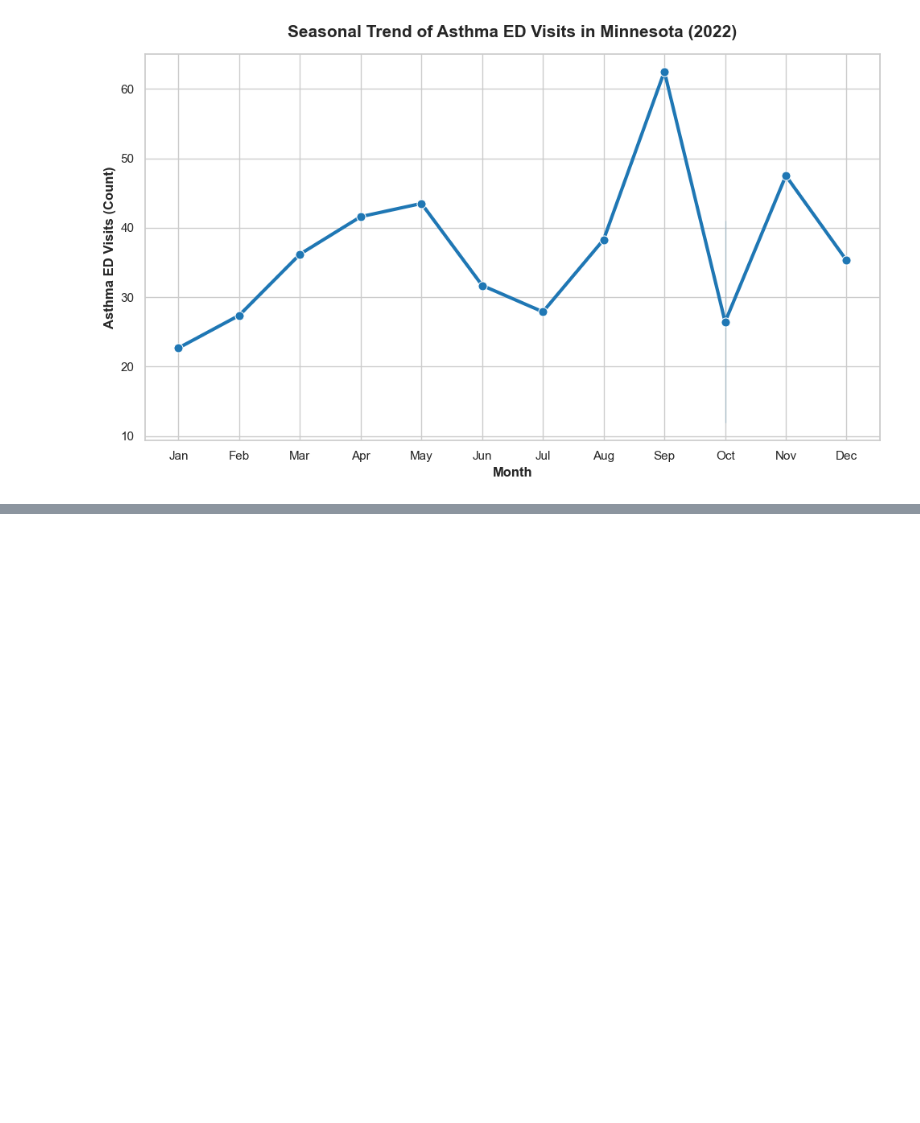
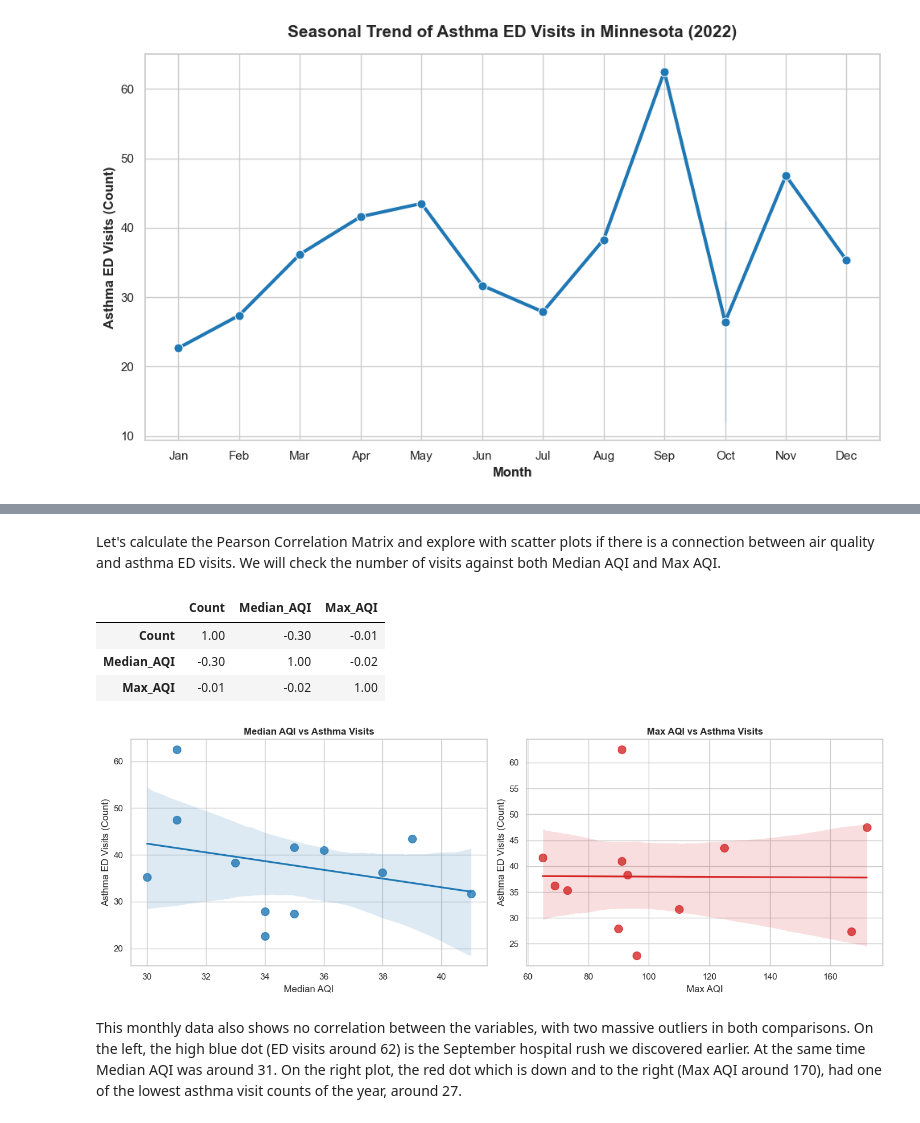
Before and after one commit to KalinaMarkova/data_science_course_project, a Jupyter notebook: The Impact of Air Pollution on Asthma A Regression Analysis.ipynb, the cells around one changed output, grey strips where cells are left out. Cells and saved outputs as stored; diff of their text form; code cells hidden in the pictures; blank space fills up the shorter version.

Commit message:
Adding EDA on the Minnesotta dataset, adding ANOVA on county differnces, adding Conclusion

```diff
--- a/The Impact of Air Pollution on Asthma A Regression Analysis.ipynb
+++ b/The Impact of Air Pollution on Asthma A Regression Analysis.ipynb
@@ -1815,0 +1865,7 @@ The sharp peak in September with 62.5 visist, nearly three-times the January fig
+# %%
+mn_monthly_aqi['Month'] = pd.Categorical(mn_monthly_aqi['Month'], categories=month_order, ordered=True)
+asthma_MN_monthly['Month'] = pd.Categorical(asthma_MN_monthly['Month'], categories=month_order, ordered=True)
+
+final_mn_merged = pd.merge(asthma_MN_monthly, mn_monthly_aqi, on='Month').sort_values('Month')
+final_mn_merged = final_mn_merged[final_mn_merged['Year'] == 2022].copy()
+final_mn_merged.head()
@@ -1815,0 +1879,33 @@ The sharp peak in September with 62.5 visist, nearly three-times the January fig
+# %% [markdown]
+Let's calculate the Pearson Correlation Matrix and explore with scatter plots if there is a connection between air quality and asthma ED visits. We will check the number of visits against both Median AQI and Max AQI.
+# %%
+# Calculating the Pearson Correlation Matrix
+correlation = final_mn_merged[['Count', 'Median_AQI', 'Max_AQI']].corr()
+correlation.round(2)
+# %% [output]
+|  | Count | Median_AQI | Max_AQI |
+| Count | 1.00 | -0.30 | -0.01 |
+| Median_AQI | -0.30 | 1.00 | -0.02 |
+| Max_AQI | -0.01 | -0.02 | 1.00 |
+# %%
+sns.set_theme(style = "whitegrid")
+fig, axes = plt.subplots(1, 2, figsize = (14, 5))
+
+
+sns.regplot(data=final_mn_merged, x = 'Median_AQI', y = 'Count', ax = axes[0], color = '#1f77b4', scatter_kws = {'s':100})
+axes[0].set_title('Median AQI vs Asthma Visits', fontweight='bold')
+axes[0].set_xlabel('Median AQI')
+axes[0].set_ylabel('Asthma ED Visits (Count)')
+
+
+sns.regplot(data = final_mn_merged, x = 'Max_AQI', y = 'Count', ax = axes[1], color = '#d62728', scatter_kws = {'s':100})
+axes[1].set_title('Max AQI vs Asthma Visits', fontweight = 'bold')
+axes[1].set_xlabel('Max AQI')
+axes[1].set_ylabel('Asthma ED Visits (Count)')
+
+plt.tight_layout()
+plt.show()
+# %% [output]
+[figure, added]
+# %% [markdown]
+This monthly data also shows no correlation between the variables, with two massive outliers in both comparisons. On the left, the high blue dot (ED visits around 62) is the September hospital rush we discovered earlier. At the same time Median AQI was around 31. On the right plot, the red dot which is down and to the right (Max AQI around 170), had one of the lowest asthma visit counts of the year, around 27.
```
Also changed, not shown: parts of 23 cells of this notebook, 8 other files.
